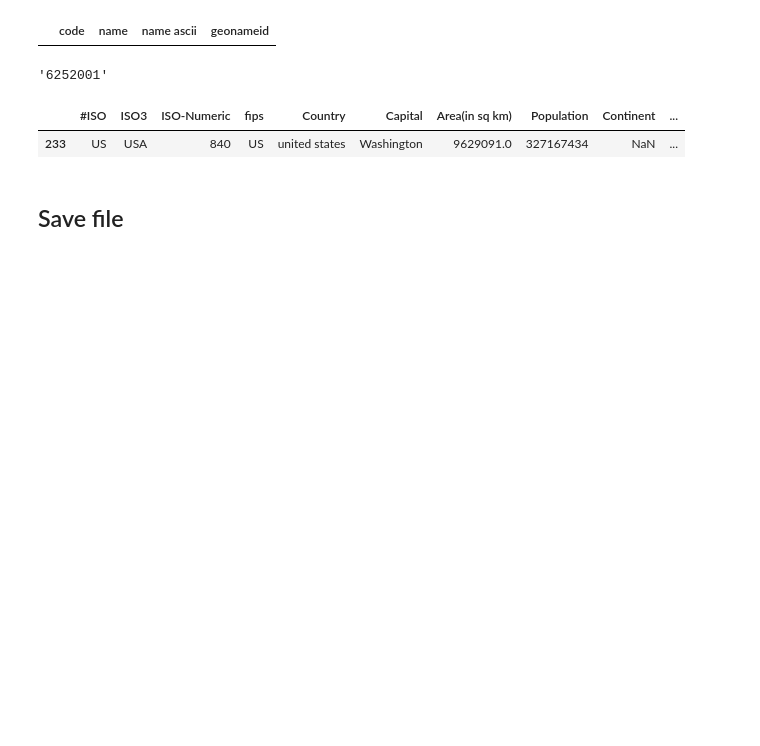
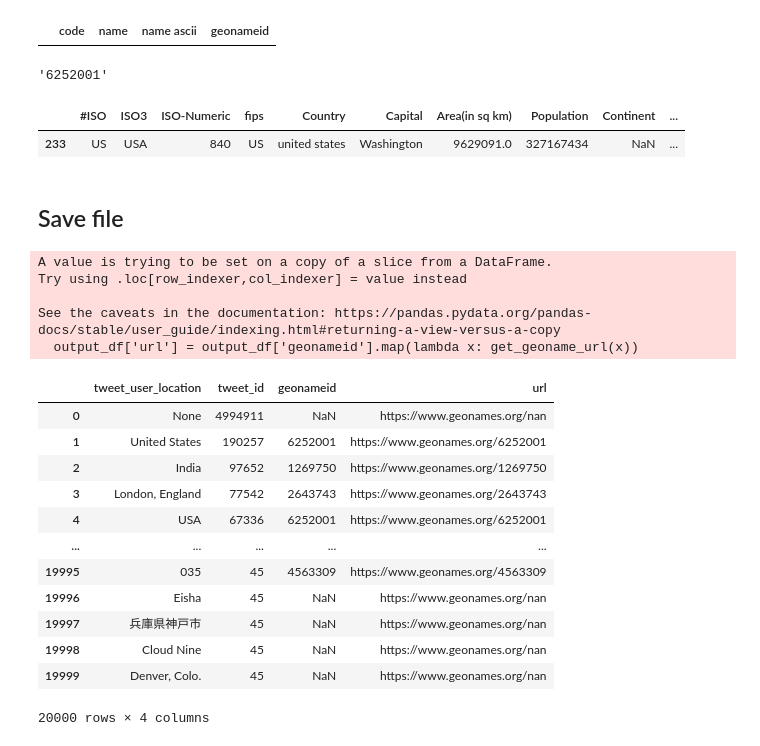
Before and after one commit to chumlab/covid19project, a Jupyter notebook: experimentation.ipynb, the cells around one changed output. Saved outputs shown, nothing was run; the diff lists cells and outputs as text; code cells hidden in the pictures; blank space fills up the shorter version.

Commit message:
Fix url display in ocations_clean_user_location_geonameid_url.tsv

```diff
--- a/experimentation.ipynb
+++ b/experimentation.ipynb
@@ -1007,7 +1007,34 @@ output_df = test_df[['tweet_user_location', 'tweet_id', 'geonameid']]
 output_path = os.path.join(current_dir, "locations_clean_user_location_geonameid.tsv")
 output_df.to_csv(output_path, sep="\t", index=False)
 
+def get_geoname_url(x):
+    if not x:
+        return ""
+    return f"https://www.geonames.org/{x}"
+
 # Special 'with URL' for fast-checking
-output_df = output_df.assign(url=lambda x: "https://www.geonames.org/" + str(x['geonameid']))
+output_df['url'] = output_df['geonameid'].map(lambda x: get_geoname_url(x))
 output_path = os.path.join(current_dir, "locations_clean_user_location_geonameid_url.tsv")
 output_df.to_csv(output_path, sep="\t", index=False)
+# %% [output]
+A value is trying to be set on a copy of a slice from a DataFrame.
+Try using .loc[row_indexer,col_indexer] = value instead
+
+See the caveats in the documentation: https://pandas.pydata.org/pandas-docs/stable/user_guide/indexing.html#returning-a-view-versus-a-copy
+  output_df['url'] = output_df['geonameid'].map(lambda x: get_geoname_url(x))
+# %%
+output_df
+# %% [output]
+|  | tweet_user_location | tweet_id | geonameid | url |
+| 0 | None | 4994911 | NaN | https://www.geonames.org/nan |
+| 1 | United States | 190257 | 6252001 | https://www.geonames.org/6252001 |
+| 2 | India | 97652 | 1269750 | https://www.geonames.org/1269750 |
+| 3 | London, England | 77542 | 2643743 | https://www.geonames.org/2643743 |
+| 4 | USA | 67336 | 6252001 | https://www.geonames.org/6252001 |
+| ... | ... | ... | ... | ... |
+| 19995 | 035 | 45 | 4563309 | https://www.geonames.org/4563309 |
+| 19996 | Eisha | 45 | NaN | https://www.geonames.org/nan |
+| 19997 | 兵庫県神戸市 | 45 | NaN | https://www.geonames.org/nan |
+| 19998 | Cloud Nine | 45 | NaN | https://www.geonames.org/nan |
+| 19999 | Denver, Colo. | 45 | NaN | https://www.geonames.org/nan |
+20000 rows × 4 columns
```
Also changed, not shown: parts of 2 cells of this notebook, 1 other file.
